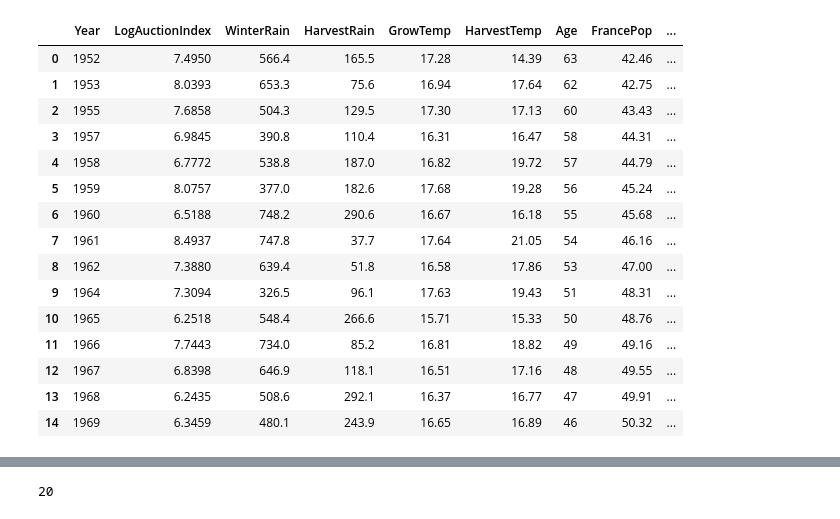
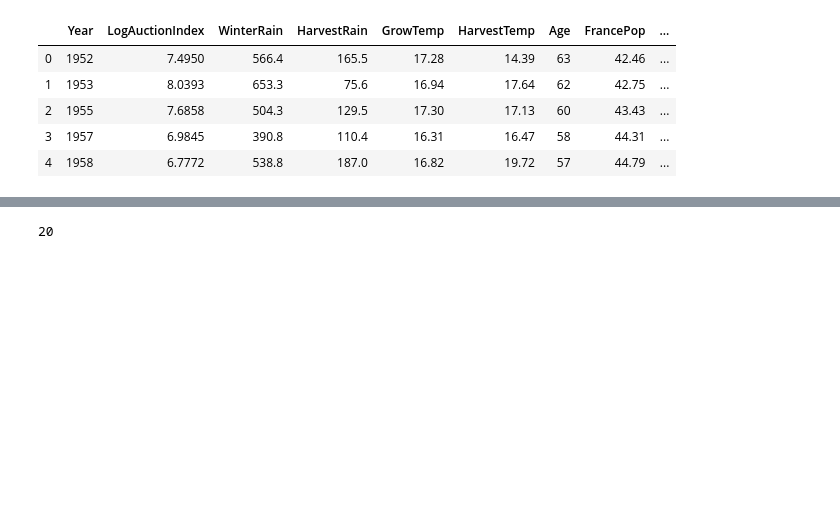
Before and after one commit to paulgrigas/IEOR-142-242-Python-Project, a Jupyter notebook: New_Lab2_v1.ipynb, the cells around one changed output, grey strips where cells are left out. Saved outputs shown, nothing was run; the diff lists cells and outputs as text; code cells hidden in the pictures; blank space fills up the shorter version.

```diff
--- a/New_Lab2_v1.ipynb
+++ b/New_Lab2_v1.ipynb
@@ -24,21 +37,11 @@ Data columns (total 9 columns):
 dtypes: float64(7), int64(2)
 memory usage: 3.4 KB
 # %%
-wine.head(15)
+wine.head(5)
 # %% [output]
 |  | Year | LogAuctionIndex | WinterRain | HarvestRain | GrowTemp | HarvestTemp | Age | FrancePop | ... |
 | 0 | 1952 | 7.4950 | 566.4 | 165.5 | 17.28 | 14.39 | 63 | 42.46 | ... |
 | 1 | 1953 | 8.0393 | 653.3 | 75.6 | 16.94 | 17.64 | 62 | 42.75 | ... |
 | 2 | 1955 | 7.6858 | 504.3 | 129.5 | 17.30 | 17.13 | 60 | 43.43 | ... |
 | 3 | 1957 | 6.9845 | 390.8 | 110.4 | 16.31 | 16.47 | 58 | 44.31 | ... |
 | 4 | 1958 | 6.7772 | 538.8 | 187.0 | 16.82 | 19.72 | 57 | 44.79 | ... |
-| 5 | 1959 | 8.0757 | 377.0 | 182.6 | 17.68 | 19.28 | 56 | 45.24 | ... |
-| 6 | 1960 | 6.5188 | 748.2 | 290.6 | 16.67 | 16.18 | 55 | 45.68 | ... |
-| 7 | 1961 | 8.4937 | 747.8 | 37.7 | 17.64 | 21.05 | 54 | 46.16 | ... |
-| 8 | 1962 | 7.3880 | 639.4 | 51.8 | 16.58 | 17.86 | 53 | 47.00 | ... |
-| 9 | 1964 | 7.3094 | 326.5 | 96.1 | 17.63 | 19.43 | 51 | 48.31 | ... |
-| 10 | 1965 | 6.2518 | 548.4 | 266.6 | 15.71 | 15.33 | 50 | 48.76 | ... |
-| 11 | 1966 | 7.7443 | 734.0 | 85.2 | 16.81 | 18.82 | 49 | 49.16 | ... |
-| 12 | 1967 | 6.8398 | 646.9 | 118.1 | 16.51 | 17.16 | 48 | 49.55 | ... |
-| 13 | 1968 | 6.2435 | 508.6 | 292.1 | 16.37 | 16.77 | 47 | 49.91 | ... |
-| 14 | 1969 | 6.3459 | 480.1 | 243.9 | 16.65 | 16.89 | 46 | 50.32 | ... |
```
Also changed, not shown: parts of 50 cells of this notebook.
